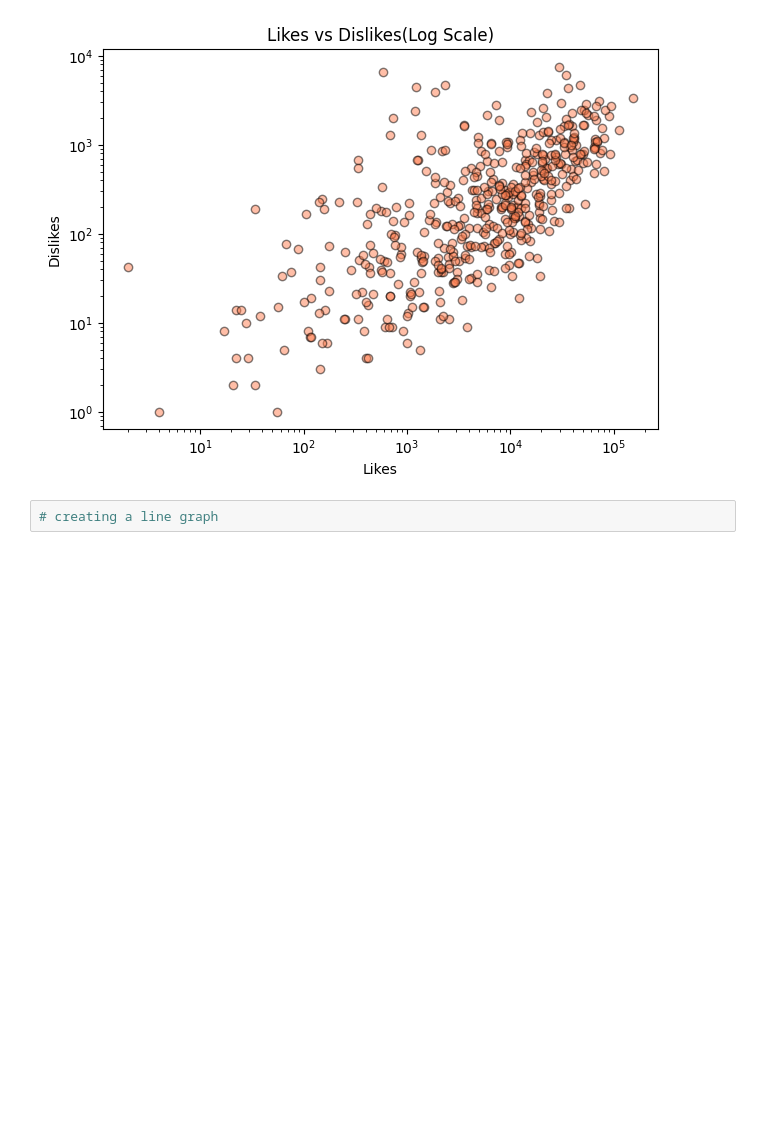
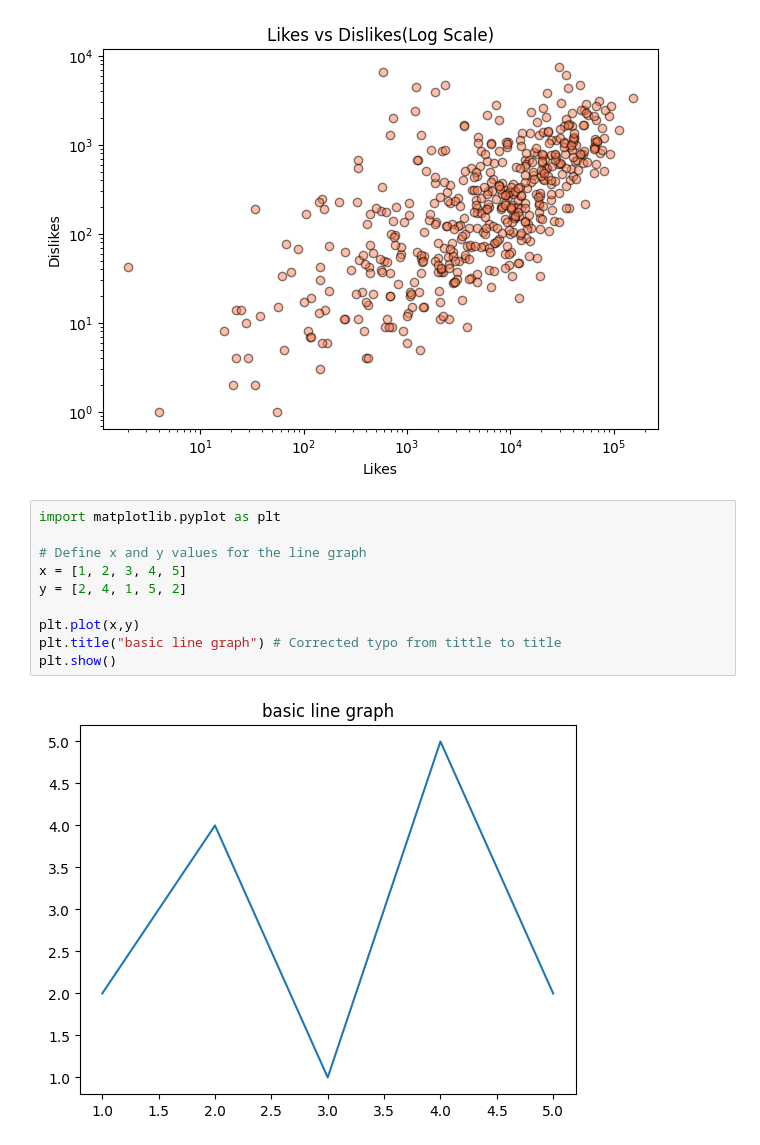
Before and after one commit to muhlangazananokutenda-cyber/Global, a Jupyter notebook: Python_Project.ipynb, the cells around one changed output. Drawn from its saved outputs; the diff is of its cells as text; blank space fills up the shorter version.

```diff
--- a/Python_Project.ipynb
+++ b/Python_Project.ipynb
@@ -108,5 +108,15 @@ plt.savefig('likes_dislikes.png',dpi=150)
 plt.show()
 # %% [output]
 [figure]
-# %%
-# creating a line graph
+# %%
+import matplotlib.pyplot as plt
+
+# Define x and y values for the line graph
+x = [1, 2, 3, 4, 5]
+y = [2, 4, 1, 5, 2]
+
+plt.plot(x,y)
+plt.title("basic line graph") # Corrected typo from tittle to title
+plt.show()
+# %% [output]
+[figure, added]
```
